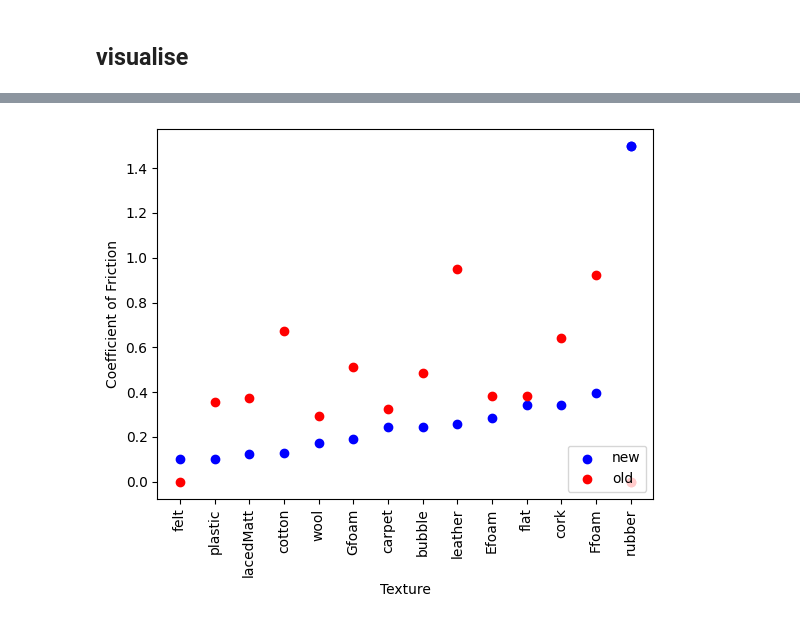
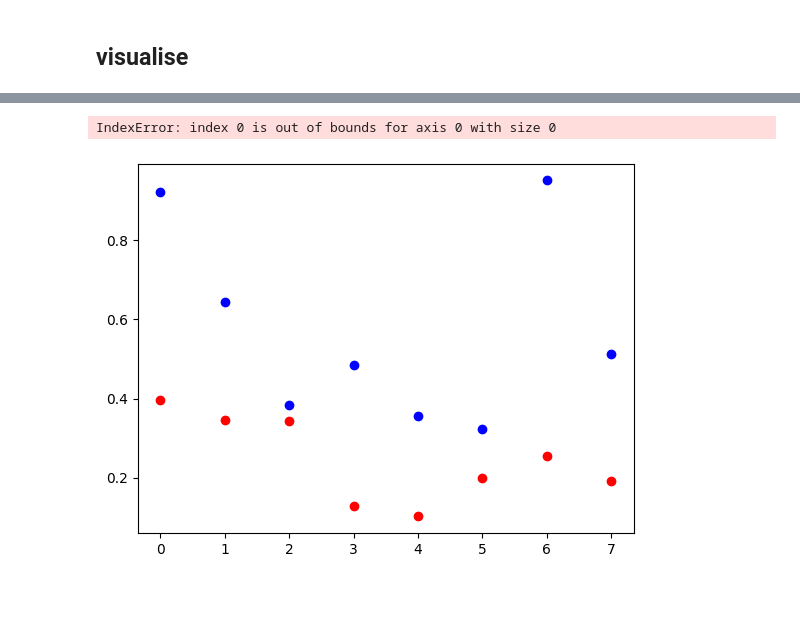
Before and after one commit to shepai/3D-textures, a Jupyter notebook: Friction/data_inspector.ipynb, the cells around one changed output, grey strips where cells are left out. Drawn from its saved outputs; the diff is of its cells as text; code cells hidden in the pictures; blank space fills up the shorter version.

```diff
--- a/Friction/data_inspector.ipynb
+++ b/Friction/data_inspector.ipynb
@@ -78,21 +79,23 @@ plt.show()
 # %%
 old=pd.read_csv("C:/Users/dexte/Documents/GitHub/3D-textures/Friction/olddata/data.csv")
 
 current=d.sort_values(by="Frictions")
 name_list = current['Textures'].tolist()
 
 for i in range(len(current['Frictions'])):
     value = current[current['Textures'] == name_list[i]]['Frictions'].values[0]
-    old_fric=old[old['texture'] == name_list[i]]['friction'].values[0]
+    old_fric=old[old['Textures'] == name_list[i]]['Frictions'].values[0]
     plt.scatter(i,value,c="b")
-    plt.scatter(i,old_fric,c="r")
+    if old_fric!=0:
+        plt.scatter(i,old_fric,c="r")
 
 plt.scatter(i,value,c="b",label="new")
 plt.scatter(i,old_fric,c="r",label="old")
 plt.xticks([i for i in range(len(current['Frictions']))],name_list,rotation="vertical")
 plt.xlabel("Texture")
 plt.legend(loc="lower right")
 plt.ylabel("Coefficient of Friction")
 plt.show()
 # %% [output]
+IndexError: index 0 is out of bounds for axis 0 with size 0
-[figure, old version]
+[figure, new version]
```
Also changed, not shown: parts of 2 cells of this notebook, 7 other files.
